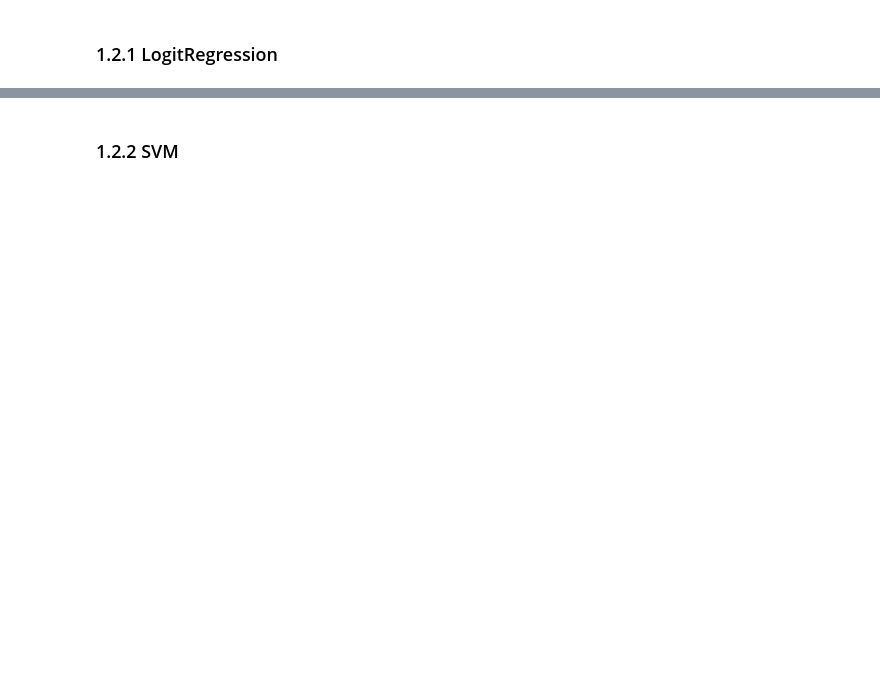
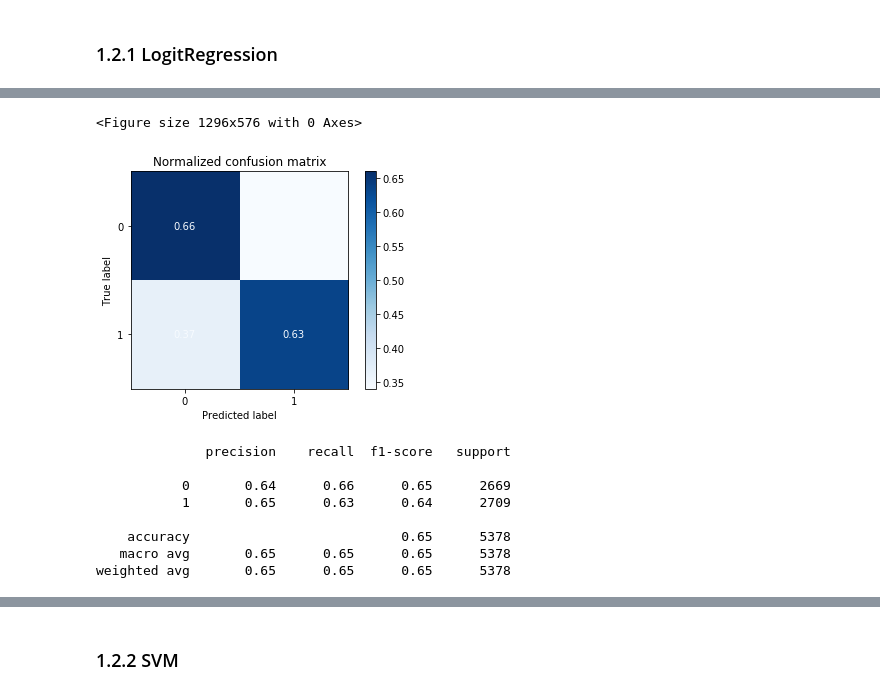
Before and after one commit to PedroCotovio/MLproject, a Jupyter notebook: Task1.ipynb, the cells around one changed output, grey strips where cells are left out. Saved outputs shown, nothing was run; the diff lists cells and outputs as text; code cells hidden in the pictures; blank space fills up the shorter version.

```diff
--- a/Task1.ipynb
+++ b/Task1.ipynb
@@ -940,0 +1036,10 @@ But the reality is that as we previously clarified we are happy with the model w
+# %%
+#Create Classifier with l1_min penality
+cs = l1_min_c(Bl, my, loss='log') * np.logspace(0, 7, 16)
+logit = linear_model.LogisticRegression(penalty='l1', solver='liblinear',
+                                      tol=1e-6, max_iter=int(1e6),
+                                      warm_start=True)
+# warm_start allows the model the use already computed coeficcients
+clf = GridSearchCV(logit, {'C': cs}, verbose= 1)
+clf.fit(Bn.iloc[:,0:8], by)
+clf.best_estimator_
@@ -940,0 +1055,21 @@ But the reality is that as we previously clarified we are happy with the model w
+# %%
+logit = LogisticRegression(C=21.793193953934416, class_weight=None, dual=False,
+                   fit_intercept=True, intercept_scaling=1, l1_ratio=None,
+                   max_iter=1000000, multi_class='auto', n_jobs=None,
+                   penalty='l1', random_state=None, solver='liblinear',
+                   tol=1e-06, verbose=0, warm_start=True)
+#Create Metrics
+plt, metrics= model_metrics(Bn.iloc[:,0:8], by, logit, [0,1])
+plt.show()
+print(metrics)
+# %% [output]
+<Figure size 1296x576 with 0 Axes>
+[figure, added]
+              precision    recall  f1-score   support
+
+           0       0.64      0.66      0.65      2669
+           1       0.65      0.63      0.64      2709
+
+    accuracy                           0.65      5378
+   macro avg       0.65      0.65      0.65      5378
+weighted avg       0.65      0.65      0.65      5378
```
Also changed, not shown: parts of 71 cells of this notebook, 1 other file.
